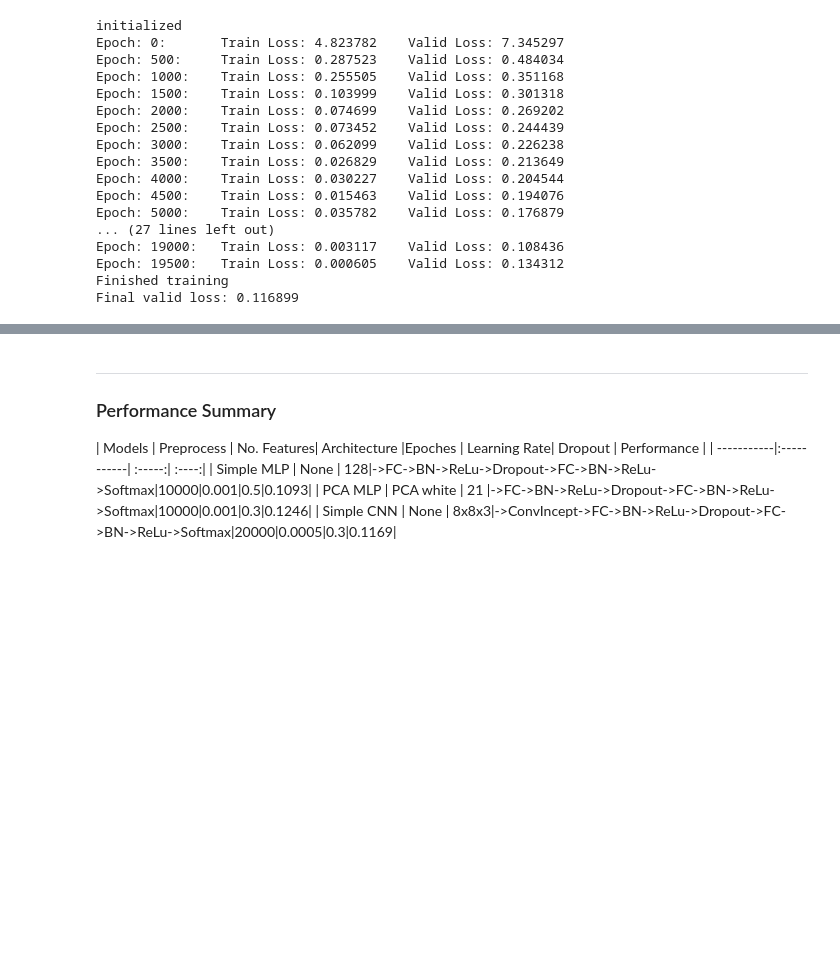
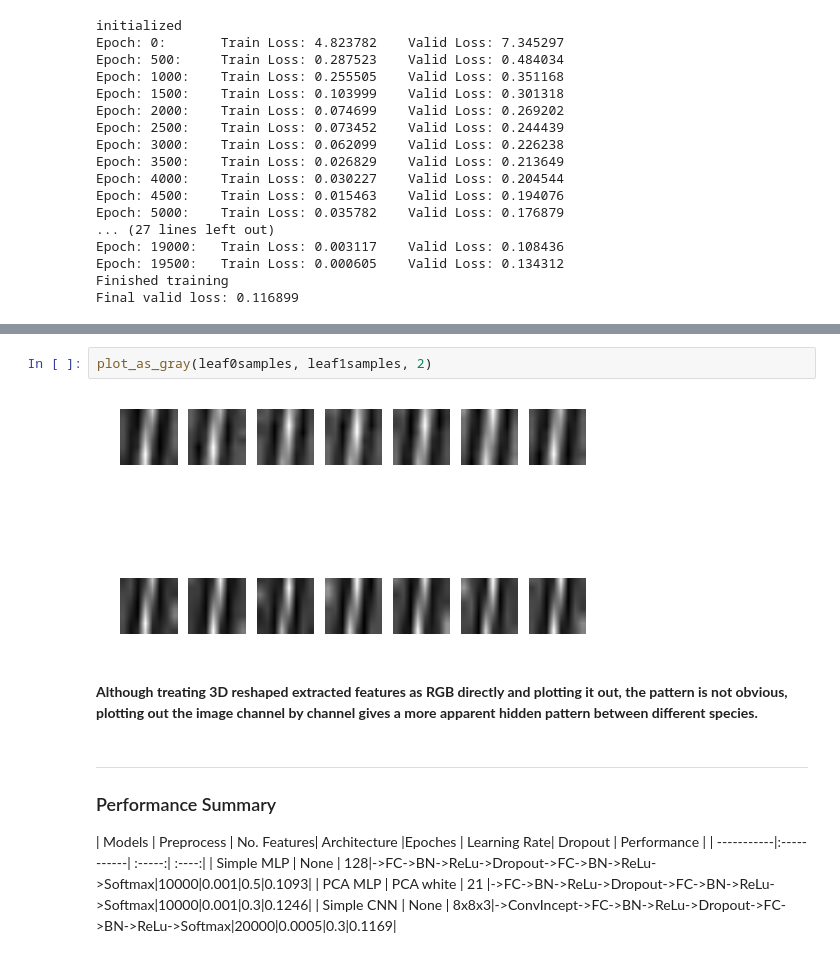
Before and after one commit to zhongyuk/CNNplayground, a Jupyter notebook: leaf/notebooks/explore1-csv.ipynb, the cells around one changed output, grey strips where cells are left out. Cells and saved outputs as stored; diff of their text form; blank space fills up the shorter version.

```diff
--- a/leaf/notebooks/explore1-csv.ipynb
+++ b/leaf/notebooks/explore1-csv.ipynb
@@ -417,3 +497,9 @@ Final valid loss: 0.116899
+# %%
+plot_as_gray(leaf0samples, leaf1samples, 2)
+# %% [output]
+[figure, added]
+# %% [markdown]
+**Although treating 3D reshaped extracted features as RGB directly and plotting it out, the pattern is not obvious, plotting out the image channel by channel gives a more apparent hidden pattern between different species.**
 # %% [markdown]
 ***
 ### Performance Summary
```
Also changed, not shown: parts of 13 cells of this notebook.
